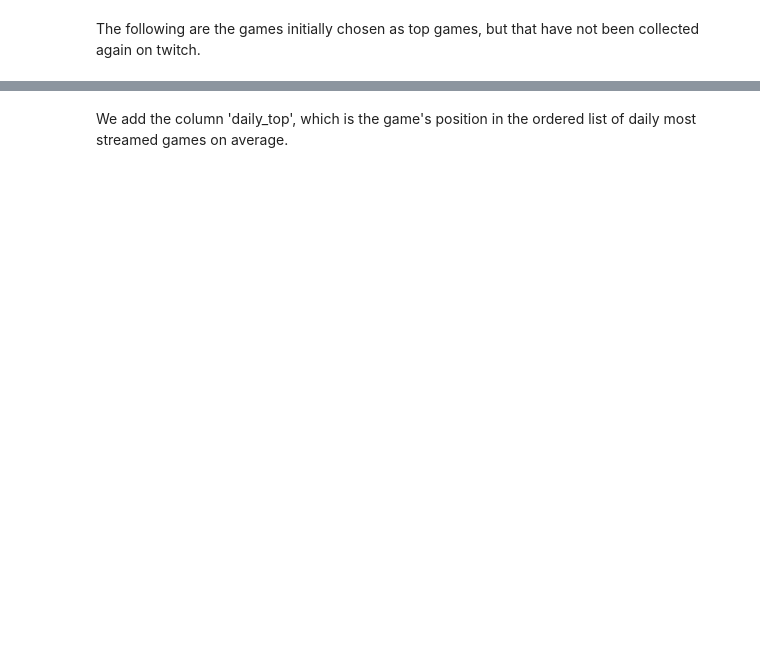
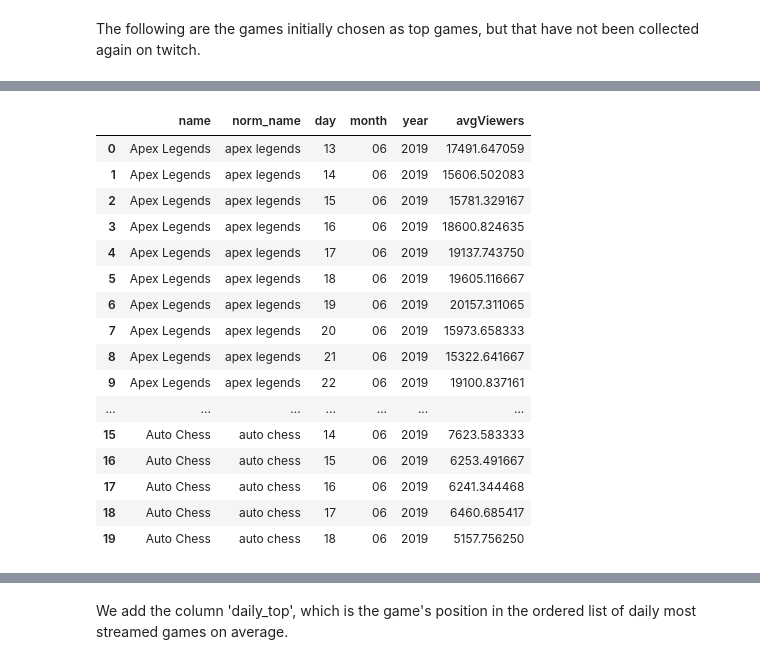
Before and after one commit to hechmik/videogames_buzz, a Jupyter notebook: notebooks/mongo_queries3.ipynb, the cells around one changed output, grey strips where cells are left out. Cells and saved outputs as stored; diff of their text form; code cells hidden in the pictures; blank space fills up the shorter version.

```diff
--- a/notebooks/mongo_queries3.ipynb
+++ b/notebooks/mongo_queries3.ipynb
@@ -164,9 +167,27 @@ top_set - result_set
 # %%
-df = json_normalize(result)
-df = df.rename(index=str, columns={"_id.name": "name", "_id.day": "day","_id.month": "month","_id.year": "year"})
-df = df[['name', 'day', 'month', 'year', 'avgViewers']]
+twitch_stats_df = json_normalize(result)
+twitch_stats_df = twitch_stats_df.rename(index=str, columns={"_id.name": "name", "_id.norm_name": "norm_name", "_id.day": "day","_id.month": "month","_id.year": "year"})
+twitch_stats_df = twitch_stats_df[['name', "norm_name", 'day', 'month', 'year', 'avgViewers']]
 
-df.head(20)
+twitch_stats_df.head(20)
+# %% [output]
+|  | name | norm_name | day | month | year | avgViewers |
+| 0 | Apex Legends | apex legends | 13 | 06 | 2019 | 17491.647059 |
+| 1 | Apex Legends | apex legends | 14 | 06 | 2019 | 15606.502083 |
+| 2 | Apex Legends | apex legends | 15 | 06 | 2019 | 15781.329167 |
+| 3 | Apex Legends | apex legends | 16 | 06 | 2019 | 18600.824635 |
+| 4 | Apex Legends | apex legends | 17 | 06 | 2019 | 19137.743750 |
+| 5 | Apex Legends | apex legends | 18 | 06 | 2019 | 19605.116667 |
+| 6 | Apex Legends | apex legends | 19 | 06 | 2019 | 20157.311065 |
+| 7 | Apex Legends | apex legends | 20 | 06 | 2019 | 15973.658333 |
+| 8 | Apex Legends | apex legends | 21 | 06 | 2019 | 15322.641667 |
+| 9 | Apex Legends | apex legends | 22 | 06 | 2019 | 19100.837161 |
+| ... | ... | ... | ... | ... | ... | ... |
+| 15 | Auto Chess | auto chess | 14 | 06 | 2019 | 7623.583333 |
+| 16 | Auto Chess | auto chess | 15 | 06 | 2019 | 6253.491667 |
+| 17 | Auto Chess | auto chess | 16 | 06 | 2019 | 6241.344468 |
+| 18 | Auto Chess | auto chess | 17 | 06 | 2019 | 6460.685417 |
+| 19 | Auto Chess | auto chess | 18 | 06 | 2019 | 5157.756250 |
 # %%
 server.stop()
 # %%
```
Also changed, not shown: parts of 24 cells of this notebook.
